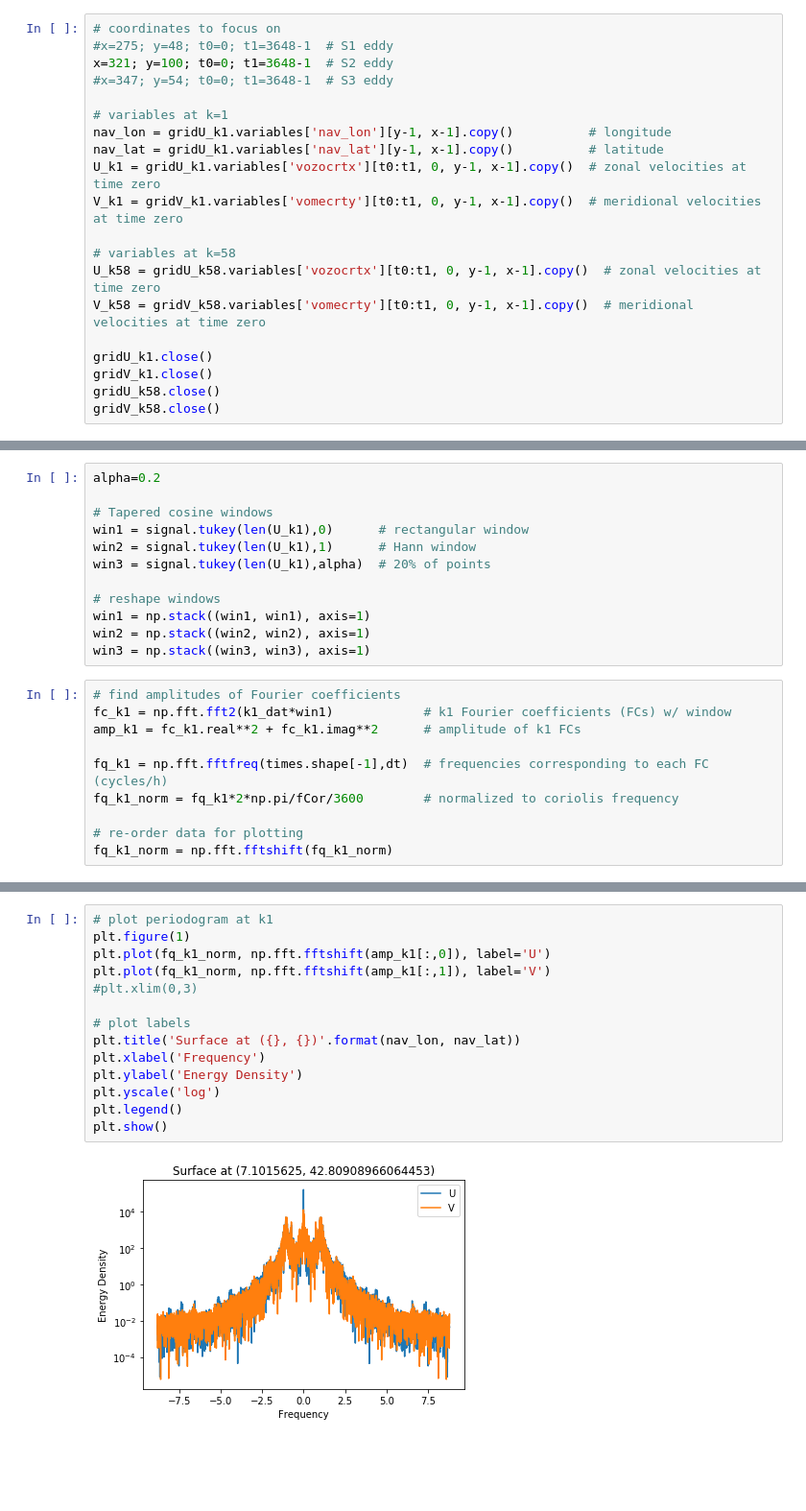
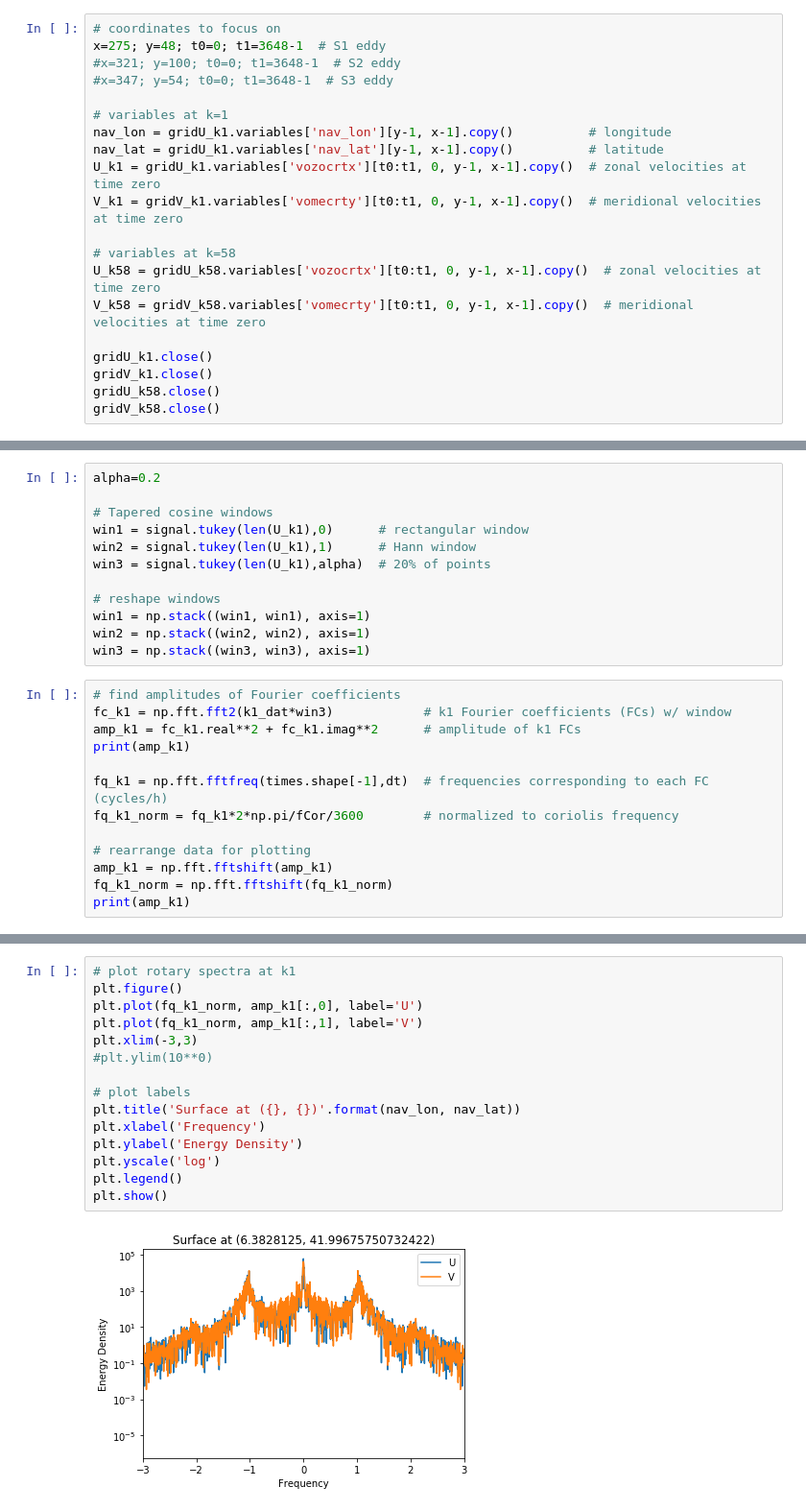
Before and after one commit to mclaret/JISAOinternship, a Jupyter notebook: notebooks/mark/fft_rotary.ipynb, the cells around one changed output, grey strips where cells are left out. Shown at 96% size. Cells and saved outputs as stored; diff of their text form; blank space fills up the shorter version.

Commit message:
plotted multiple spectra

```diff
--- a/notebooks/mark/fft_rotary.ipynb
+++ b/notebooks/mark/fft_rotary.ipynb
@@ -27,8 +27,8 @@ k1 component shapes match.
 k58 component shapes match.
 # %%
 # coordinates to focus on
-#x=275; y=48; t0=0; t1=3648-1  # S1 eddy
-x=321; y=100; t0=0; t1=3648-1  # S2 eddy
+x=275; y=48; t0=0; t1=3648-1  # S1 eddy
+#x=321; y=100; t0=0; t1=3648-1  # S2 eddy
 #x=347; y=54; t0=0; t1=3648-1  # S3 eddy
 
 # variables at k=1
@@ -103,11 +103,14 @@ win2 = np.stack((win2, win2), axis=1)
 win3 = np.stack((win3, win3), axis=1)
 # %%
 # find amplitudes of Fourier coefficients
-fc_k1 = np.fft.fft2(k1_dat*win1)            # k1 Fourier coefficients (FCs) w/ window
+fc_k1 = np.fft.fft2(k1_dat*win3)            # k1 Fourier coefficients (FCs) w/ window
 amp_k1 = fc_k1.real**2 + fc_k1.imag**2      # amplitude of k1 FCs
+print(amp_k1)
 
 fq_k1 = np.fft.fftfreq(times.shape[-1],dt)  # frequencies corresponding to each FC (cycles/h)
 fq_k1_norm = fq_k1*2*np.pi/fCor/3600        # normalized to coriolis frequency
 
-# re-order data for plotting
+# rearrange data for plotting
+amp_k1 = np.fft.fftshift(amp_k1)
 fq_k1_norm = np.fft.fftshift(fq_k1_norm)
+print(amp_k1)
@@ -114,16 +147,17 @@ fq_k1_norm = np.fft.fftshift(fq_k1_norm)
 # %%
-# plot periodogram at k1
-plt.figure(1)
-plt.plot(fq_k1_norm, np.fft.fftshift(amp_k1[:,0]), label='U')
-plt.plot(fq_k1_norm, np.fft.fftshift(amp_k1[:,1]), label='V')
-#plt.xlim(0,3)
+# plot rotary spectra at k1
+plt.figure()
+plt.plot(fq_k1_norm, amp_k1[:,0], label='U')
+plt.plot(fq_k1_norm, amp_k1[:,1], label='V')
+plt.xlim(-3,3)
+#plt.ylim(10**0)
 
 # plot labels
 plt.title('Surface at ({}, {})'.format(nav_lon, nav_lat))
 plt.xlabel('Frequency')
 plt.ylabel('Energy Density')
 plt.yscale('log')
 plt.legend()
 plt.show()
 # %% [output]
-[figure, old version]
+[figure, new version]
```
Also changed, not shown: parts of 6 cells of this notebook, 1 other file.
